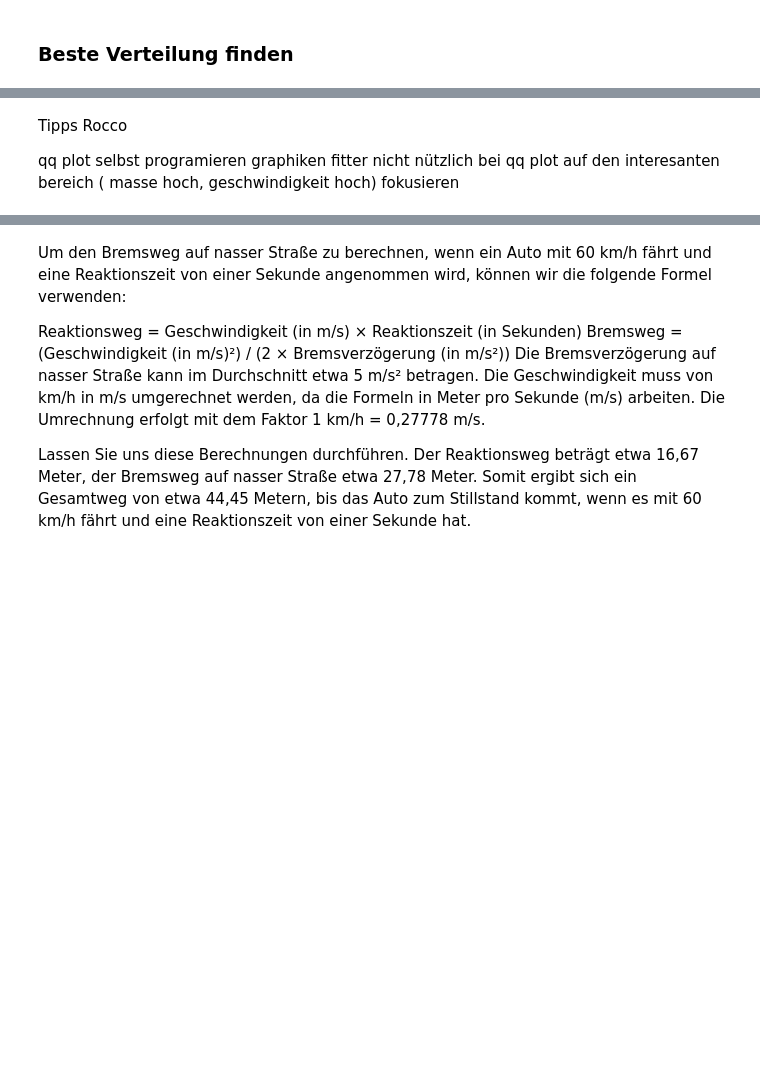
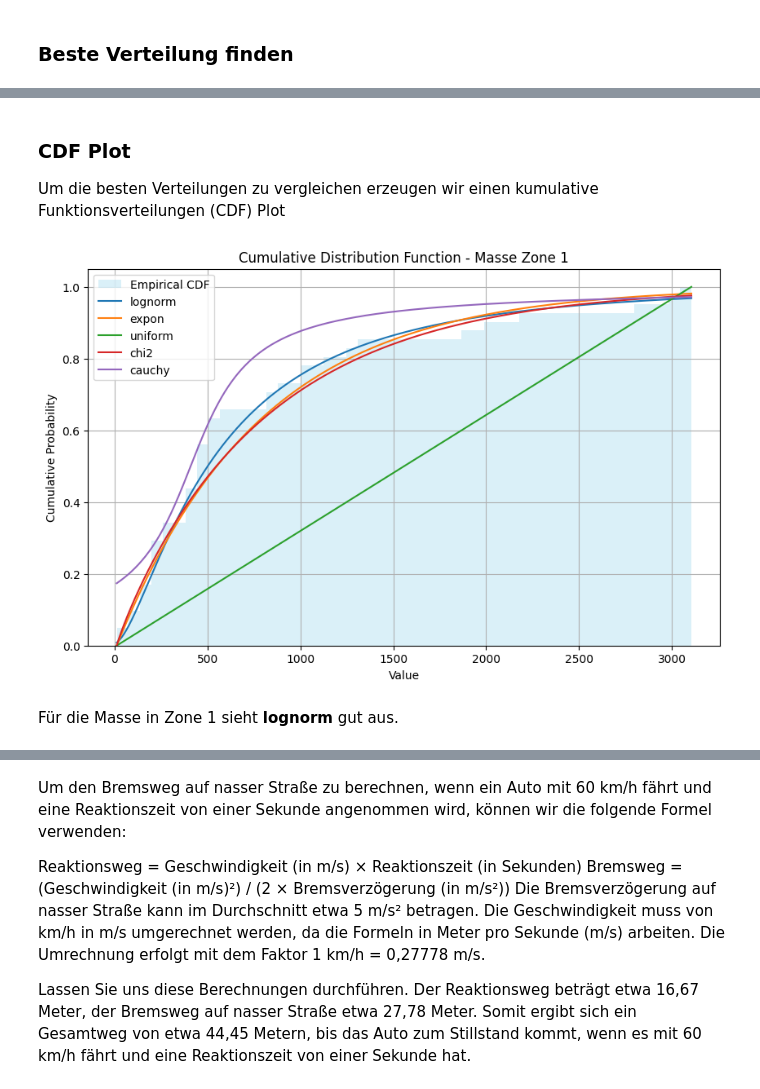
Before and after one commit to Steff72/cwm1, a Jupyter notebook: notebook/cwm1.ipynb, the cells around one changed output, grey strips where cells are left out. Saved outputs shown, nothing was run; the diff lists cells and outputs as text; code cells hidden in the pictures; blank space fills up the shorter version.

```diff
--- a/notebook/cwm1.ipynb
+++ b/notebook/cwm1.ipynb
@@ -445,6 +438,40 @@ Best distribution: {'exponpow': {'b': 0.6970979975450671, 'loc': 6.9999999999999
-# %% [markdown]
-Tipps Rocco
-
-qq plot selbst programieren
-graphiken fitter nicht nützlich
-bei qq plot auf den interesanten bereich ( masse hoch, geschwindigkeit hoch) fokusieren
+# %% [markdown]
+### CDF Plot
+Um die besten Verteilungen zu vergleichen erzeugen wir einen kumulative Funktionsverteilungen (CDF) Plot
+# %%
+# function to plot the best distributions
+def plot_best_distributions(title: str, name: str) -> None:
+    f = dataset[title]['fitter']
+    data = dataset[title]['data']  # Get data directly from the dataset dictionary
+    if f is None or data is None:
+        print(f"No fitter results or data available for {title}")
+        return
+
+    # Sorting the best distributions based on their sum of squared errors
+    best_dists = (f.df_errors.index[:5])
+
+    plt.figure(figsize=(10, 6))
+    x_values = np.linspace(min(data), max(data), 1000)
+
+    # Plot empirical CDF
+    plt.hist(data, bins=50, density=True, cumulative=True, alpha=0.3, color='skyblue', label='Empirical CDF')
+
+    # Plot each of the best 5 distributions
+    for dist_name in best_dists:
+        dist = getattr(stats, dist_name)
+        param = f.fitted_param[dist_name]
+        plt.plot(x_values, dist.cdf(x_values, *param), label=dist_name)
+
+    plt.title(f'Cumulative Distribution Function - {name}')
+    plt.xlabel('Value')
+    plt.ylabel('Cumulative Probability')
+    plt.legend()
+    plt.grid(True)
+    plt.show()
+# %%
+# CDF masse_1
+plot_best_distributions('masse_1', 'Masse Zone 1')
+# %% [output]
+[figure, added]
+# %% [markdown]
+Für die Masse in Zone 1 sieht **lognorm** gut aus.
```
Also changed, not shown: parts of 33 cells of this notebook, 7 other files.
